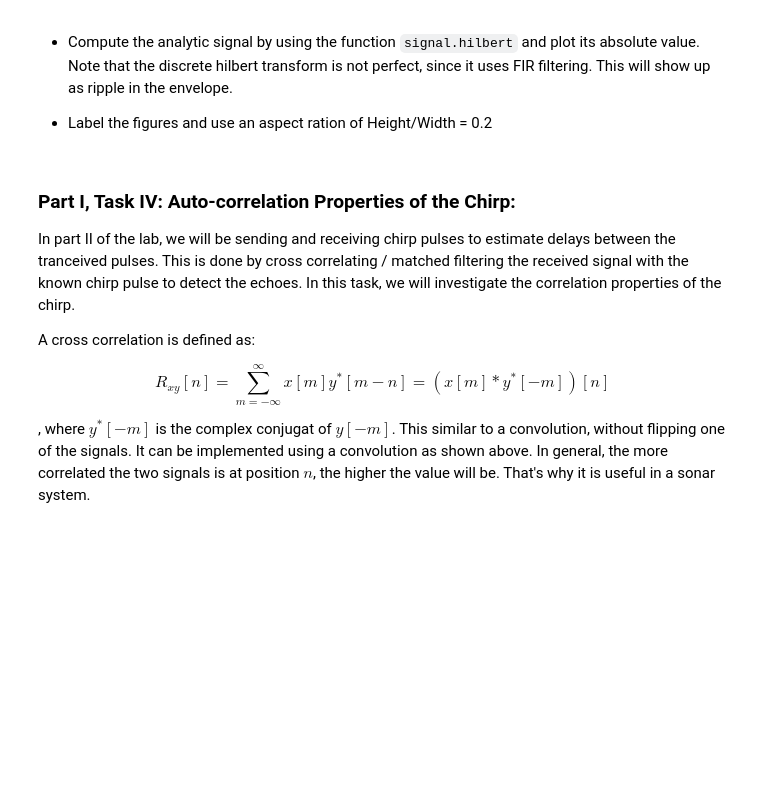
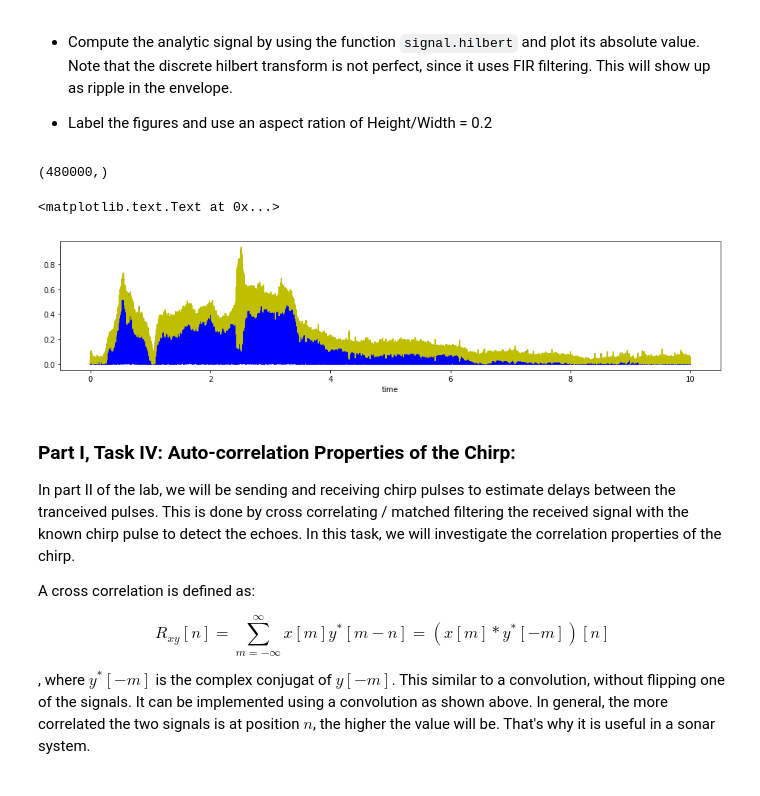
Before and after one commit to HendrickZhou/sp19-EE123-labs, a Jupyter notebook: lab1-TimeDomain-Sonar.ipynb, the cells around one changed output. Cells and saved outputs as stored; diff of their text form; code cells hidden in the pictures; blank space fills up the shorter version.

```diff
--- a/lab1-TimeDomain-Sonar.ipynb
+++ b/lab1-TimeDomain-Sonar.ipynb
@@ -223,3 +242,17 @@ fig1 = figure(figsize=(width,height))
+# %%
+rcv_chirp_analytic = signal.hilbert(rcv_chirp)
+print(rcv_chirp_analytic.shape)
+magnitude_enve = abs(rcv_chirp_analytic)
+# %% [output]
+(480000,)
+# %%
+fig1 = figure(figsize=(width,height))
+plot(t, abs(rcv_chirp), 'b', label = "rcv_signal")
+plot(t, magnitude_enve, 'y', label = "analytic envelop")
+plt.xlabel("time")
+# %% [output]
+<matplotlib.text.Text at 0x...>
+[figure, added]
 # %% [markdown]
 ### Part I, Task IV: Auto-correlation Properties of the Chirp:
 
```
Also changed, not shown: parts of 54 cells of this notebook, 1 other file.
